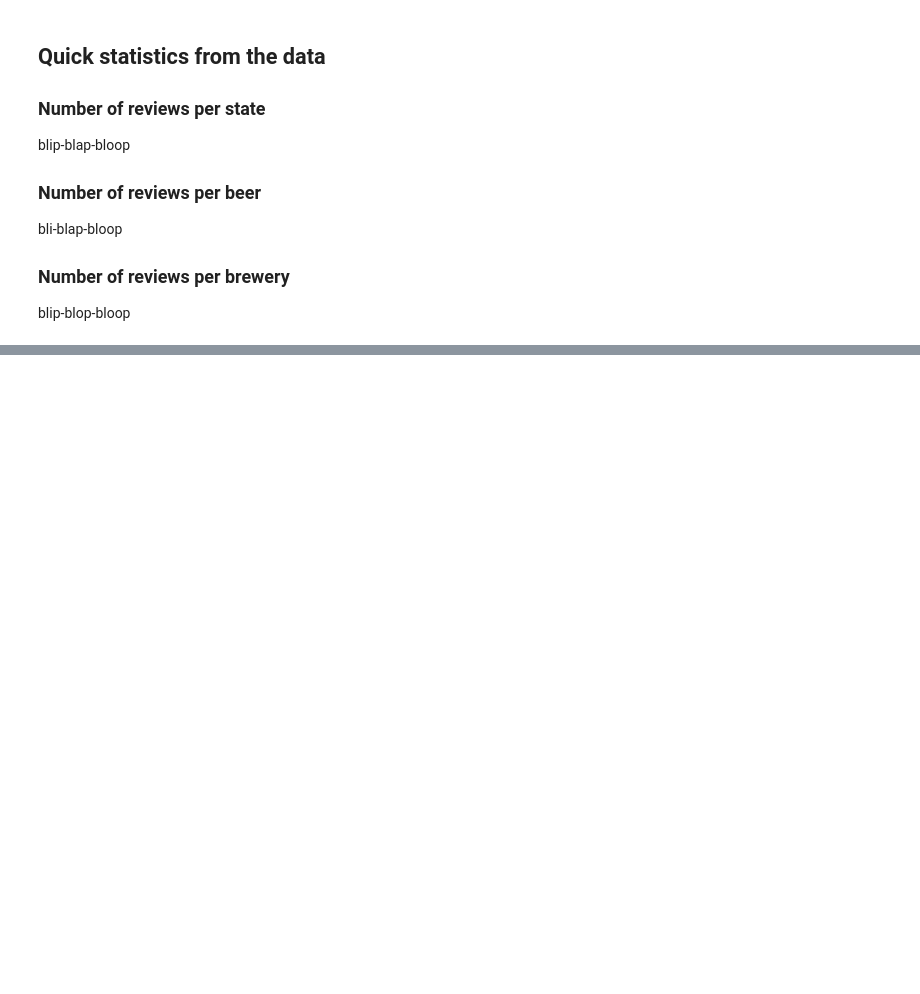
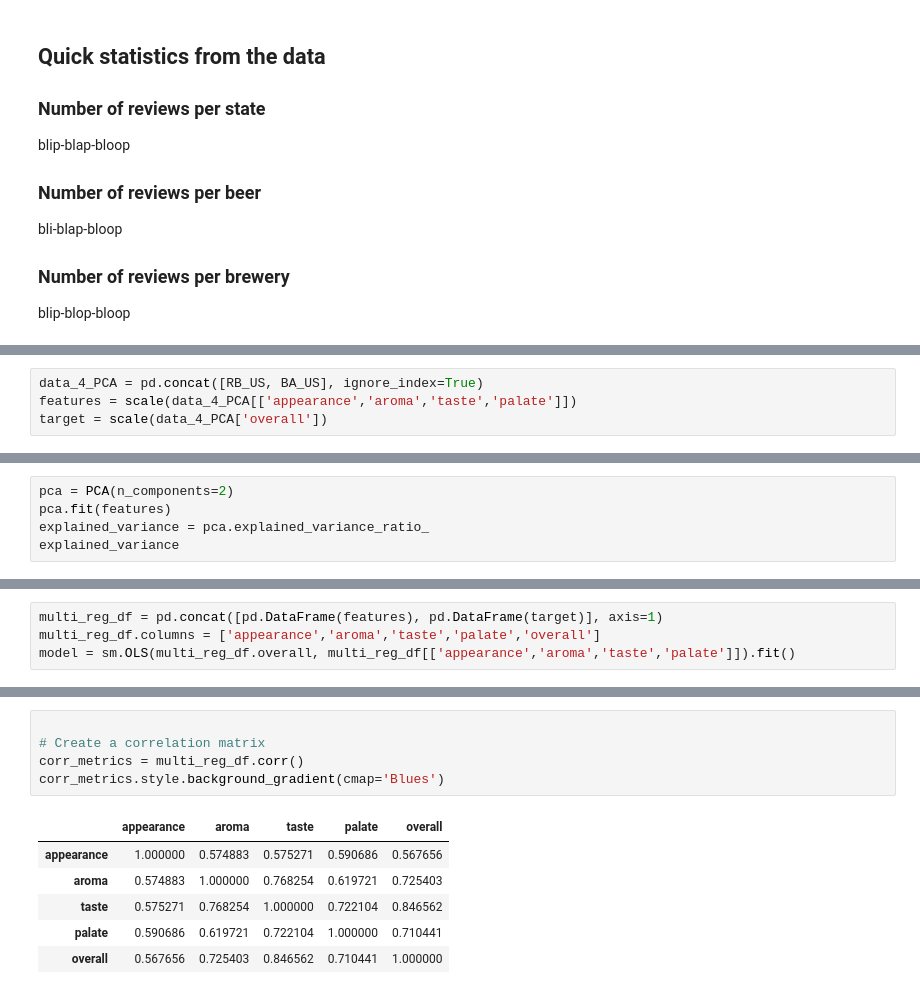
Before and after one commit to epfl-ada/ada-2022-project-datalcoholic, a Jupyter notebook: datalcholic_project.ipynb, the cells around one changed output, grey strips where cells are left out. Saved outputs shown, nothing was run; the diff lists cells and outputs as text; blank space fills up the shorter version.

```diff
--- a/datalcholic_project.ipynb
+++ b/datalcholic_project.ipynb
@@ -381,0 +392,4 @@ blip-blop-bloop
+# %%
+data_4_PCA = pd.concat([RB_US, BA_US], ignore_index=True)
+features = scale(data_4_PCA[['appearance','aroma','taste','palate']])
+target = scale(data_4_PCA['overall'])
@@ -381,0 +398,5 @@ blip-blop-bloop
+# %%
+pca = PCA(n_components=2)
+pca.fit(features)
+explained_variance = pca.explained_variance_ratio_
+explained_variance
@@ -381,0 +439,4 @@ blip-blop-bloop
+# %%
+multi_reg_df = pd.concat([pd.DataFrame(features), pd.DataFrame(target)], axis=1)
+multi_reg_df.columns = ['appearance','aroma','taste','palate','overall']
+model = sm.OLS(multi_reg_df.overall, multi_reg_df[['appearance','aroma','taste','palate']]).fit()
@@ -381,0 +499,12 @@ blip-blop-bloop
+# %%
+
+# Create a correlation matrix
+corr_metrics = multi_reg_df.corr()
+corr_metrics.style.background_gradient(cmap='Blues')
+# %% [output]
+|  | appearance | aroma | taste | palate | overall |
+| appearance | 1.000000 | 0.574883 | 0.575271 | 0.590686 | 0.567656 |
+| aroma | 0.574883 | 1.000000 | 0.768254 | 0.619721 | 0.725403 |
+| taste | 0.575271 | 0.768254 | 1.000000 | 0.722104 | 0.846562 |
+| palate | 0.590686 | 0.619721 | 0.722104 | 1.000000 | 0.710441 |
+| overall | 0.567656 | 0.725403 | 0.846562 | 0.710441 | 1.000000 |
```
Also changed, not shown: parts of 22 cells of this notebook.
